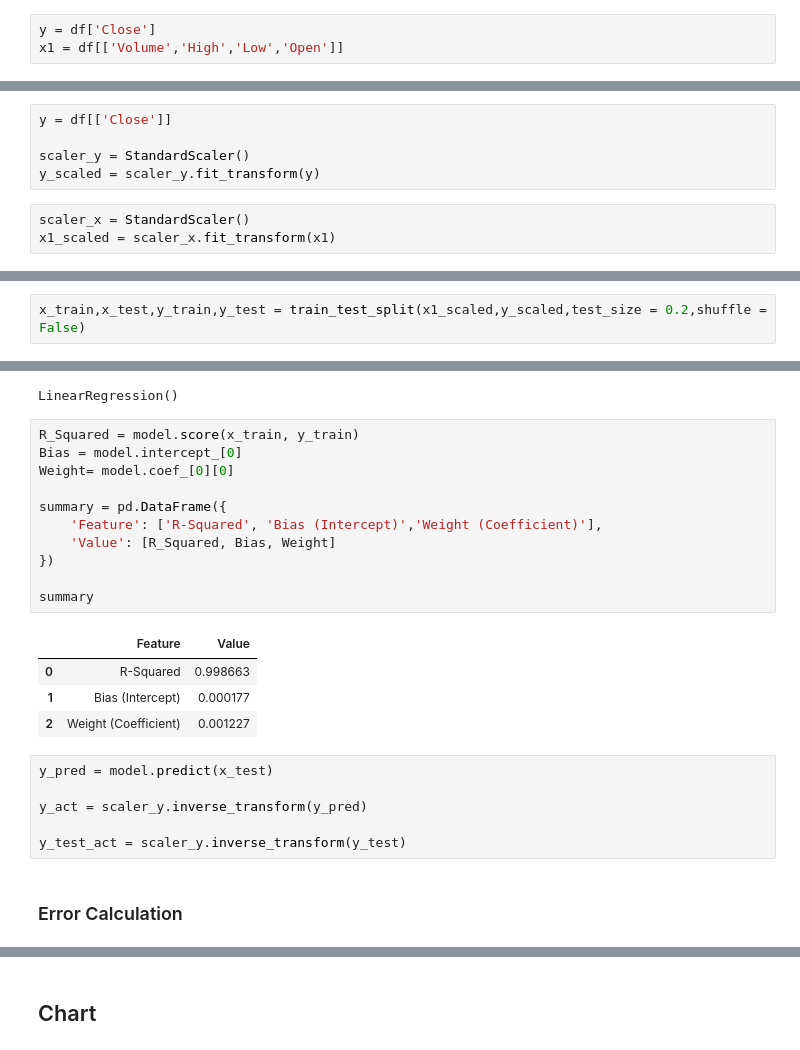
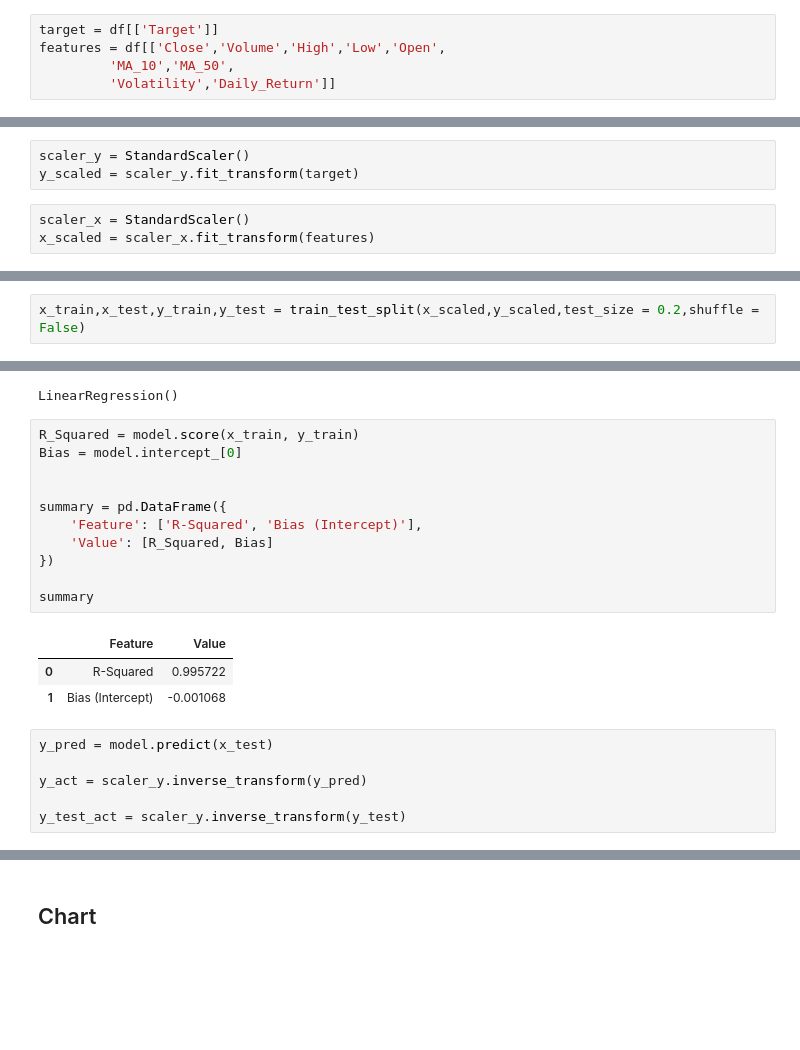
Before and after one commit to Pranav-1719/Data-Science-Machine-Learning, a Jupyter notebook: Stock-Price-Predictor/Stock_Price_Predictor.ipynb, the cells around one changed output, grey strips where cells are left out. Cells and saved outputs as stored; diff of their text form; blank space fills up the shorter version.

```diff
--- a/Stock-Price-Predictor/Stock_Price_Predictor.ipynb
+++ b/Stock-Price-Predictor/Stock_Price_Predictor.ipynb
@@ -70,15 +107,15 @@ dtype: int64
 # %% [markdown]
 <h2>Variables
 # %%
-y = df['Close']
-x1 = df[['Volume','High','Low','Open']]
+target = df[['Target']]
+features = df[['Close','Volume','High','Low','Open',
+         'MA_10','MA_50',
+         'Volatility','Daily_Return']]
 # %% [markdown]
 <h2>Standardization
 # %%
-y = df[['Close']]
-
 scaler_y = StandardScaler()
-y_scaled = scaler_y.fit_transform(y)
+y_scaled = scaler_y.fit_transform(target)
 # %%
 scaler_x = StandardScaler()
-x1_scaled = scaler_x.fit_transform(x1)
+x_scaled = scaler_x.fit_transform(features)
@@ -92,5 +122,5 @@ plt.show()
 # %% [markdown]
 <h3>Train_Test
 # %%
-x_train,x_test,y_train,y_test = train_test_split(x1_scaled,y_scaled,test_size = 0.2,shuffle = False)
+x_train,x_test,y_train,y_test = train_test_split(x_scaled,y_scaled,test_size = 0.2,shuffle = False)
 # %% [markdown]
@@ -104,24 +134,21 @@ LinearRegression()
 # %%
 R_Squared = model.score(x_train, y_train)
 Bias = model.intercept_[0]
-Weight= model.coef_[0][0]
+
 
 summary = pd.DataFrame({
-    'Feature': ['R-Squared', 'Bias (Intercept)','Weight (Coefficient)'],
-    'Value': [R_Squared, Bias, Weight]
+    'Feature': ['R-Squared', 'Bias (Intercept)'],
+    'Value': [R_Squared, Bias]
 })
 
 summary
 # %% [output]
 |  | Feature | Value |
-| 0 | R-Squared | 0.998663 |
-| 1 | Bias (Intercept) | 0.000177 |
-| 2 | Weight (Coefficient) | 0.001227 |
+| 0 | R-Squared | 0.995722 |
+| 1 | Bias (Intercept) | -0.001068 |
 # %%
 y_pred = model.predict(x_test)
 
 y_act = scaler_y.inverse_transform(y_pred)
 
 y_test_act = scaler_y.inverse_transform(y_test)
-# %% [markdown]
-<h3> Error Calculation
```
Also changed, not shown: parts of 27 cells of this notebook.
